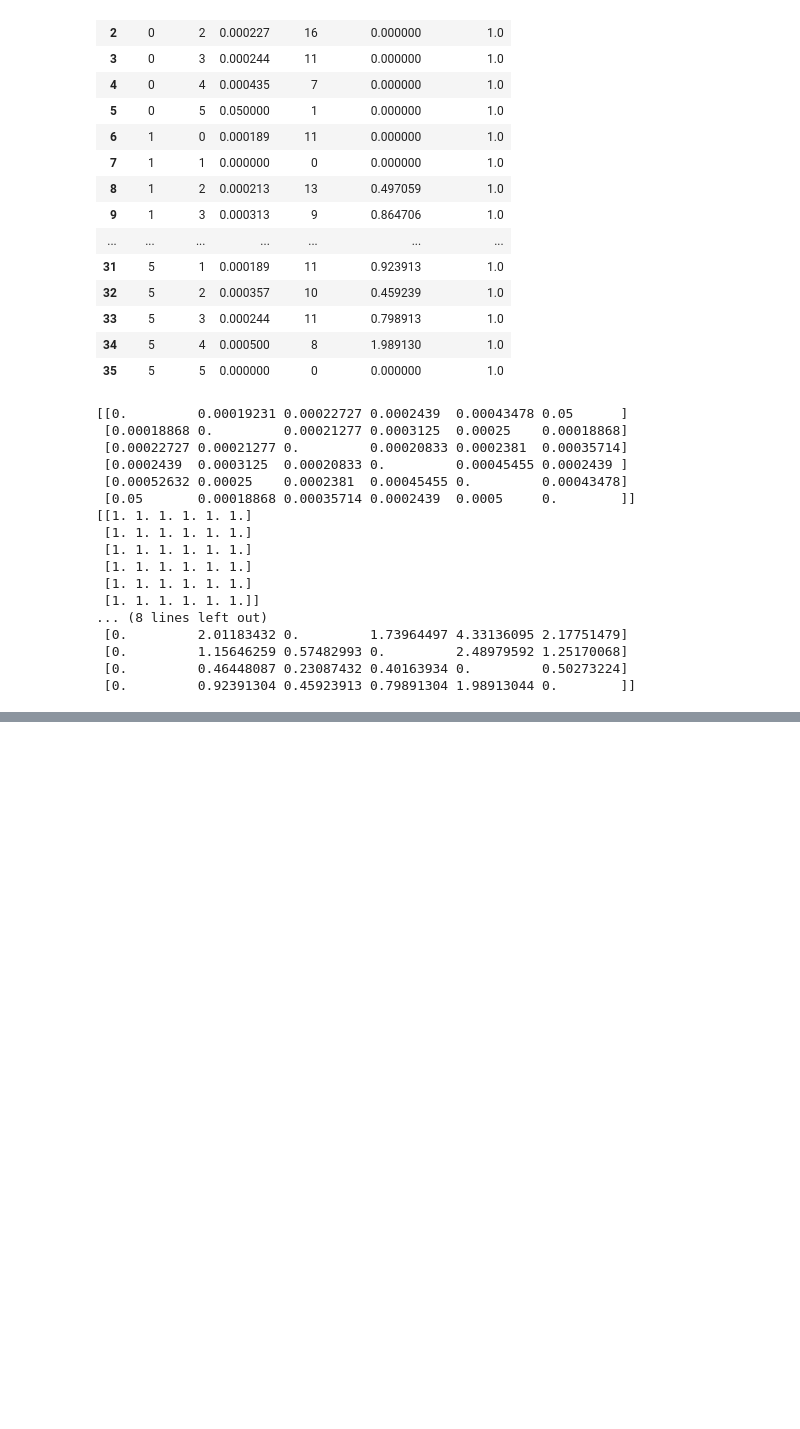
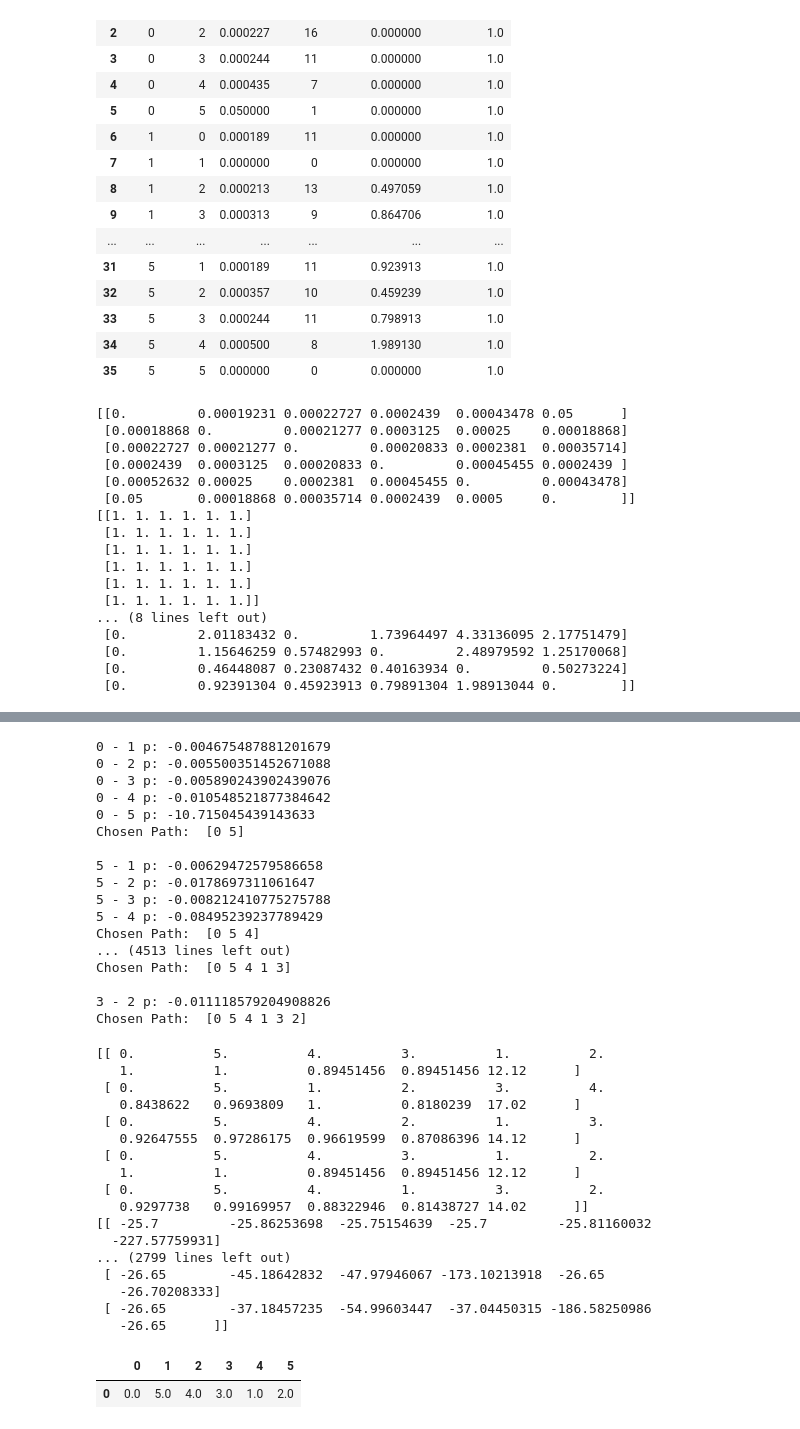
Before and after one commit to joaaoaie/expert-uas-2022, a Jupyter notebook: file lama.ipynb, the cells around one changed output, grey strips where cells are left out. Saved outputs shown, nothing was run; the diff lists cells and outputs as text; code cells hidden in the pictures; blank space fills up the shorter version.

```diff
--- a/file lama.ipynb
+++ b/file lama.ipynb
@@ -299,0 +300,48 @@ Best Path:  [0. 5. 2. 4. 3. 1.]
+# %%
+import pandas as pd
+out = pd.DataFrame([])
+
+for i in range(50):
+    out = out.append(pd.DataFrame([run_aco(1, 1, 0.05)]), ignore_index=True)
+
+
+
+out.to_csv("out.csv")
+out.mode()
+# %% [output]
+0 - 1 p: -0.004675487881201679
+0 - 2 p: -0.005500351452671088
+0 - 3 p: -0.005890243902439076
+0 - 4 p: -0.010548521877384642
+0 - 5 p: -10.715045439143633
+Chosen Path:  [0 5]
+
+5 - 1 p: -0.00629472579586658
+5 - 2 p: -0.0178697311061647
+5 - 3 p: -0.008212410775275788
+5 - 4 p: -0.08495239237789429
+Chosen Path:  [0 5 4]
+... (4513 lines left out)
+Chosen Path:  [0 5 4 1 3]
+
+3 - 2 p: -0.011118579204908826
+Chosen Path:  [0 5 4 1 3 2]
+[[ 0.          5.          4.          3.          1.          2.
+   1.          1.          0.89451456  0.89451456 12.12      ]
+ [ 0.          5.          1.          2.          3.          4.
+   0.8438622   0.9693809   1.          0.8180239  17.02      ]
+ [ 0.          5.          4.          2.          1.          3.
+   0.92647555  0.97286175  0.96619599  0.87086396 14.12      ]
+ [ 0.          5.          4.          3.          1.          2.
+   1.          1.          0.89451456  0.89451456 12.12      ]
+ [ 0.          5.          4.          1.          3.          2.
+   0.9297738   0.99169957  0.88322946  0.81438727 14.02      ]]
+[[ -25.7         -25.86253698  -25.75154639  -25.7         -25.81160032
+  -227.57759931]
+... (2799 lines left out)
+ [ -26.65        -45.18642832  -47.97946067 -173.10213918  -26.65
+   -26.70208333]
+ [ -26.65        -37.18457235  -54.99603447  -37.04450315 -186.58250986
+   -26.65      ]]
+|  | 0 | 1 | 2 | 3 | 4 | 5 |
+| 0 | 0.0 | 5.0 | 4.0 | 3.0 | 1.0 | 2.0 |
```
Also changed, not shown: parts of 1 cell of this notebook, 3 other files.
